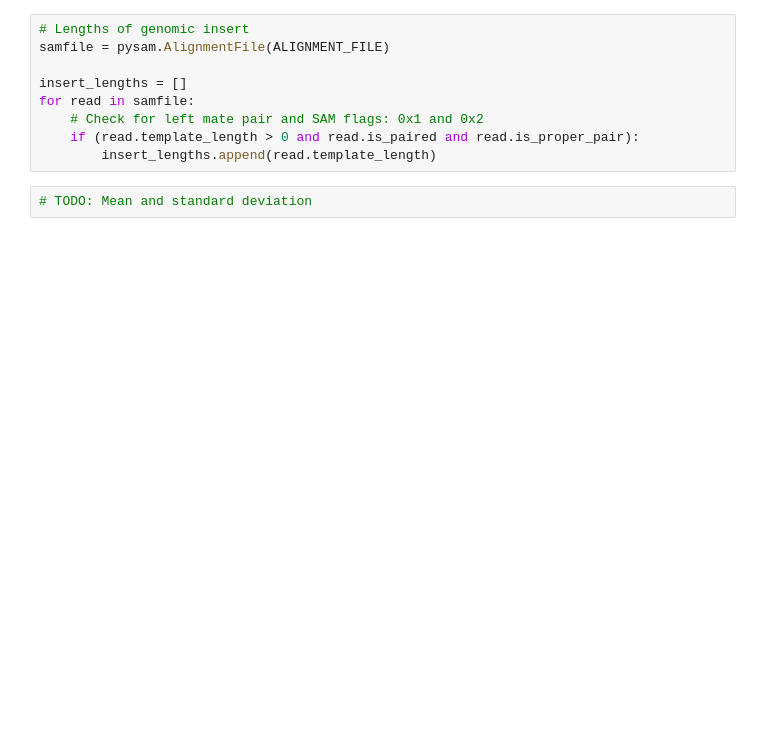
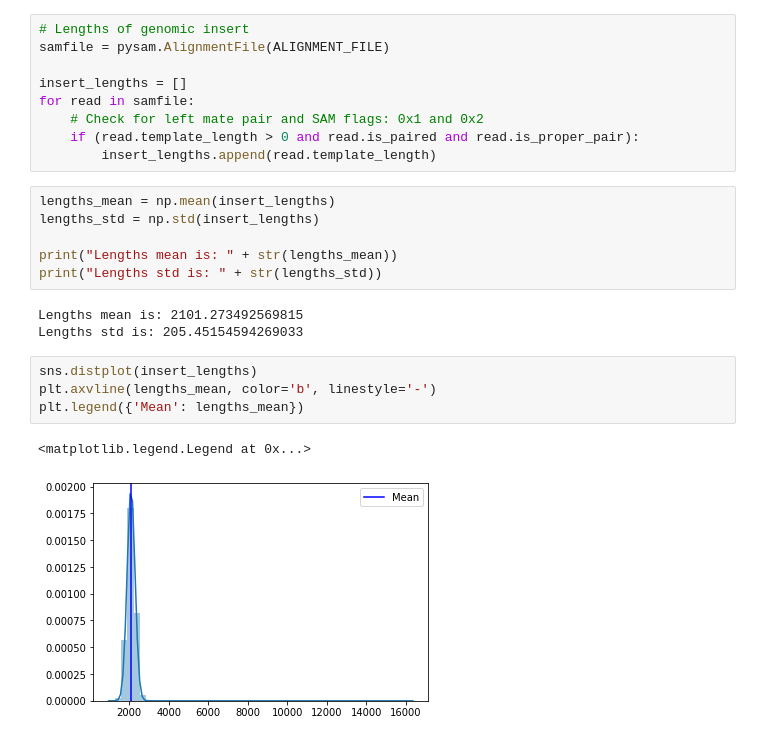
Before and after one commit to NeilAlishev/WigTracks, a Jupyter notebook: BioinformaticsProject.ipynb, the cells around one changed output. Cells and saved outputs as stored; diff of their text form; blank space fills up the shorter version.

```diff
--- a/BioinformaticsProject.ipynb
+++ b/BioinformaticsProject.ipynb
@@ -69,8 +80,22 @@ for read in samfile:
     # Check for left mate pair and SAM flags: 0x1 and 0x2
     if (read.template_length > 0 and read.is_paired and read.is_proper_pair):
         insert_lengths.append(read.template_length)
-# %%
-# TODO: Mean and standard deviation
+# %%
+lengths_mean = np.mean(insert_lengths)
+lengths_std = np.std(insert_lengths)
+
+print("Lengths mean is: " + str(lengths_mean))
+print("Lengths std is: " + str(lengths_std))
+# %% [output]
+Lengths mean is: 2101.273492569815
+Lengths std is: 205.45154594269033
+# %%
+sns.distplot(insert_lengths)
+plt.axvline(lengths_mean, color='b', linestyle='-')
+plt.legend({'Mean': lengths_mean})
+# %% [output]
+<matplotlib.legend.Legend at 0x...>
+[figure, added]
 # %%
 plt.figure(figsize=(20,5))
 plt.plot(insert_lengths, "bo")
```
Also changed, not shown: parts of 9 cells of this notebook.
